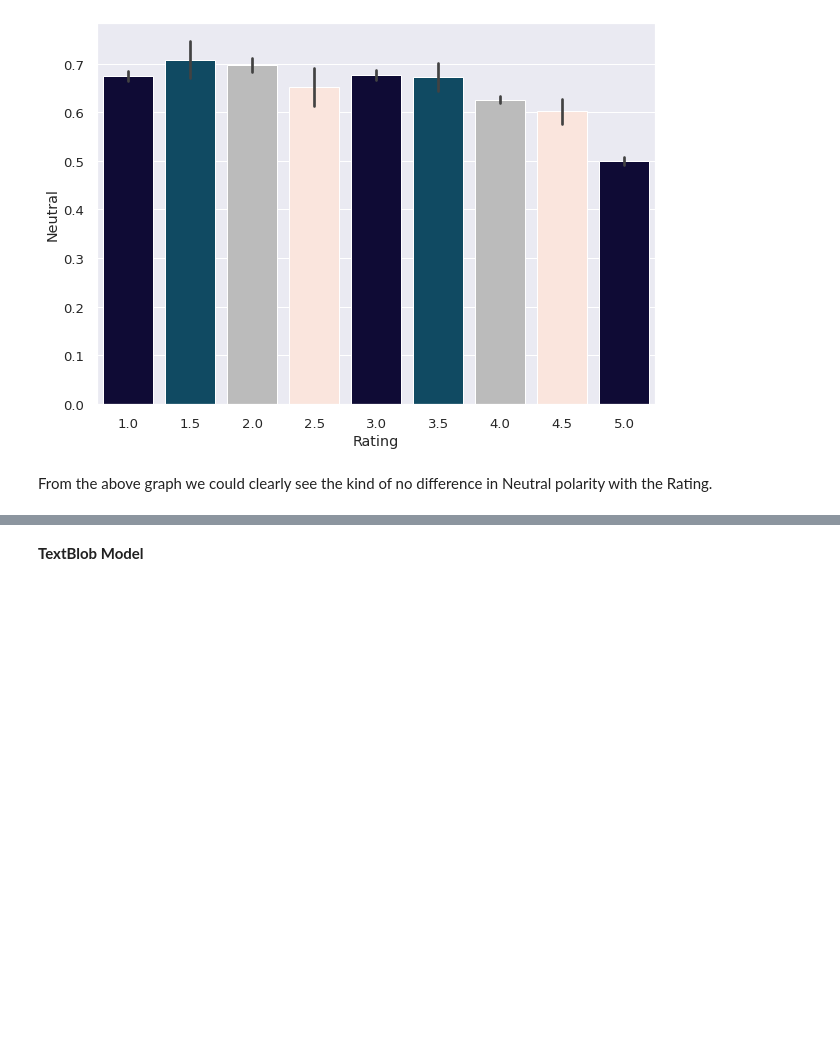
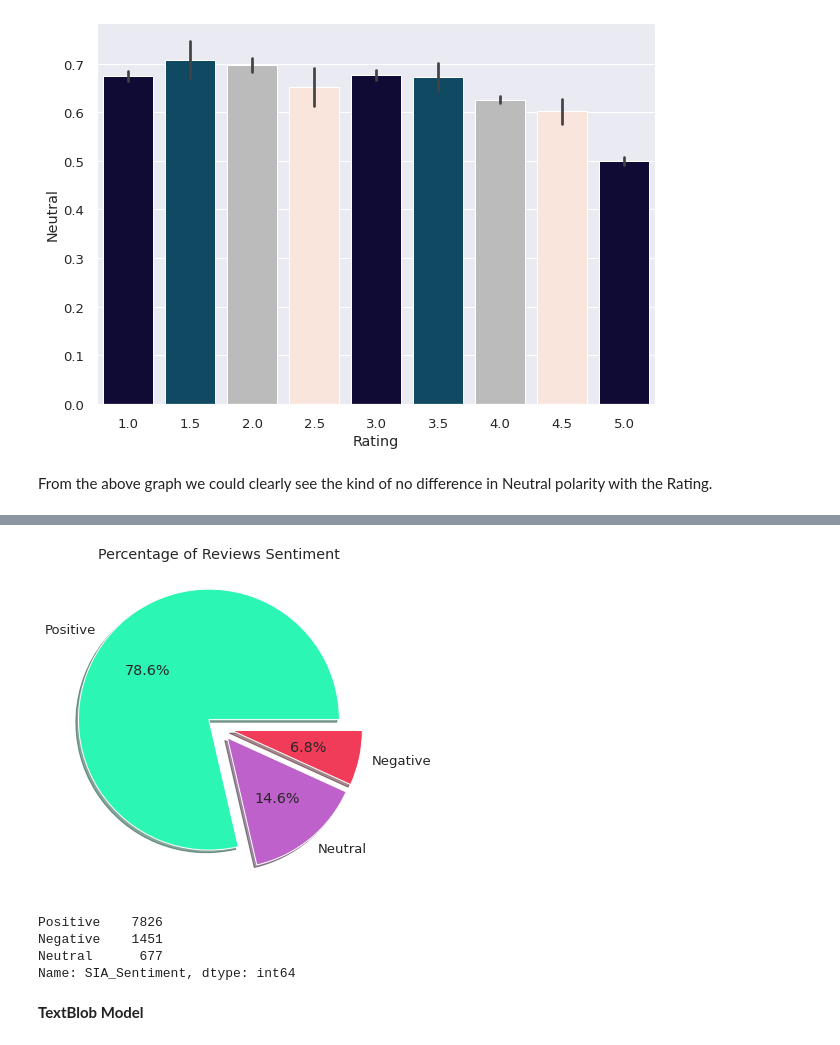
Before and after one commit to SethupathyM/Unsupervised_ML_Clustering_and_Sentiment_Analysis_Zomato_Restaurant, a Jupyter notebook: Zomato_Restaurant_Clustering_and_Sentiment_Analysis_.ipynb, the cells around one changed output, grey strips where cells are left out. Saved outputs shown, nothing was run; the diff lists cells and outputs as text; code cells hidden in the pictures; blank space fills up the shorter version.

```diff
--- a/Zomato_Restaurant_Clustering_and_Sentiment_Analysis_.ipynb
+++ b/Zomato_Restaurant_Clustering_and_Sentiment_Analysis_.ipynb
@@ -1289,3 +1314,31 @@ From the above graph we could clearly see the kind of no difference in Neutral p
+# %%
+# Mapping the sentiment as Positive for SIA_Sentiment > 0
+# Positive for SIA_Sentiment > 0
+# Negative for SIA_Sentiment < 0
+# Neutral for SIA_Sentiment = 0
+merged_df['SIA_Sentiment'] = merged_df['SIA_Compound'].apply(lambda x: 'Positive' if (x > 0) else ('Negative' if (x<0) else 'Neutral'))
+# %%
+# Data for pie chart
+pos = (merged_df['SIA_Sentiment'].value_counts()[0]/merged_df['SIA_Sentiment'].count())*100
+neg = (merged_df['SIA_Sentiment'].value_counts()[1]/merged_df['SIA_Sentiment'].count())*100
+neu = (merged_df['SIA_Sentiment'].value_counts()[2]/merged_df['SIA_Sentiment'].count())*100
+# %%
+# Pie chart for Percentage of Reviews Sentiment
+plt.figure(figsize = (10,6))
+myexplode = [0.1, 0.1, 0.1]
+plt.pie([pos,neg,neu],labels = ['Positive','Neutral','Negative'],autopct='%1.1f%%',explode = myexplode, shadow = True,colors =['#2CF6B3','#BE61CA','#F13C59'],)
+plt.title('Percentage of Reviews Sentiment')
+plt.show()
+# %% [output]
+[figure, added]
+# %%
+# Reviews Sentiment
+merged_df['SIA_Sentiment'].value_counts()
+# %% [output]
+Positive    7826
+Negative    1451
+Neutral      677
+Name: SIA_Sentiment, dtype: int64
 # %% [markdown]
 **TextBlob Model**
 # %%
```
Also changed, not shown: parts of 6 cells of this notebook.
